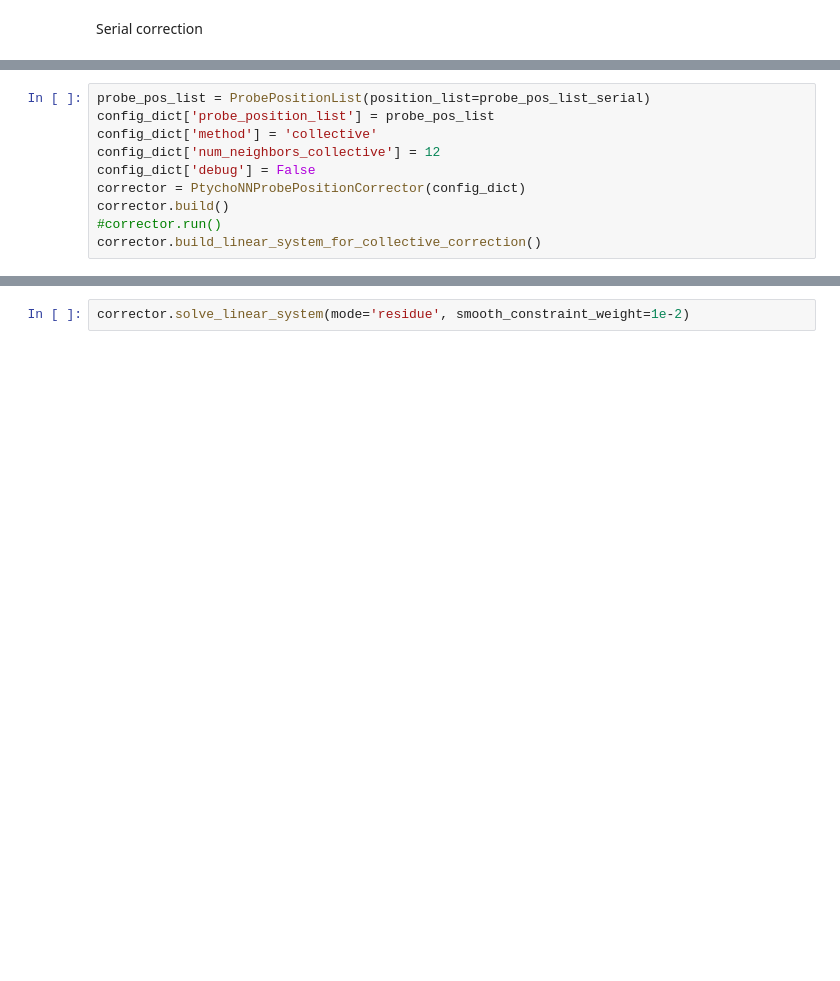
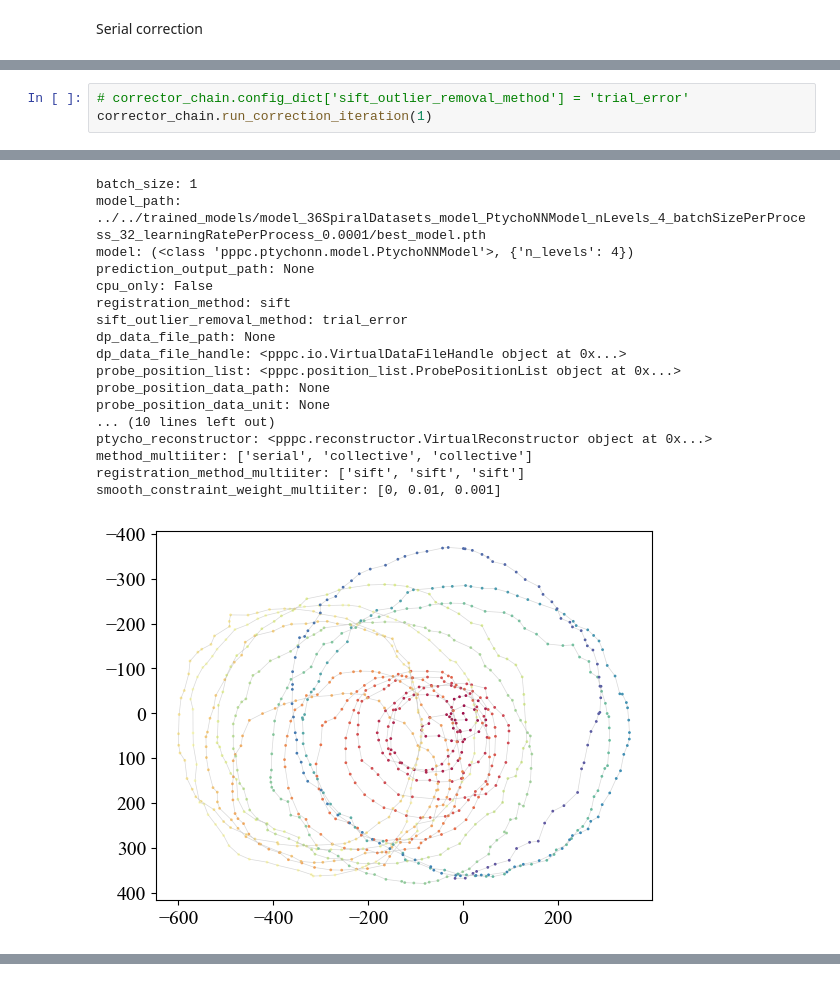
Before and after one commit to mdw771/probe_position_correction_w_ptychonn, a Jupyter notebook: workspace/large/test_correct_probe_pos.ipynb, the cells around one changed output, grey strips where cells are left out. Drawn from its saved outputs; the diff is of its cells as text; blank space fills up the shorter version.

```diff
--- a/workspace/large/test_correct_probe_pos.ipynb
+++ b/workspace/large/test_correct_probe_pos.ipynb
@@ -83,11 +123,4 @@ plt.show()
 # %%
-probe_pos_list = ProbePositionList(position_list=probe_pos_list_serial)
-config_dict['probe_position_list'] = probe_pos_list
-config_dict['method'] = 'collective'
-config_dict['num_neighbors_collective'] = 12
-config_dict['debug'] = False
-corrector = PtychoNNProbePositionCorrector(config_dict)
-corrector.build()
-#corrector.run()
-corrector.build_linear_system_for_collective_correction()
+# corrector_chain.config_dict['sift_outlier_removal_method'] = 'trial_error'
+corrector_chain.run_correction_iteration(1)
 # %% [output]
@@ -110,0 +130,18 @@ corrector.build_linear_system_for_collective_correction()
+batch_size: 1
+model_path: ../../trained_models/model_36SpiralDatasets_model_PtychoNNModel_nLevels_4_batchSizePerProcess_32_learningRatePerProcess_0.0001/best_model.pth
+model: (<class 'pppc.ptychonn.model.PtychoNNModel'>, {'n_levels': 4})
+prediction_output_path: None
+cpu_only: False
+registration_method: sift
+sift_outlier_removal_method: trial_error
+dp_data_file_path: None
+dp_data_file_handle: <pppc.io.VirtualDataFileHandle object at 0x...>
+probe_position_list: <pppc.position_list.ProbePositionList object at 0x...>
+probe_position_data_path: None
+probe_position_data_unit: None
+... (10 lines left out)
+ptycho_reconstructor: <pppc.reconstructor.VirtualReconstructor object at 0x...>
+method_multiiter: ['serial', 'collective', 'collective']
+registration_method_multiiter: ['sift', 'sift', 'sift']
+smooth_constraint_weight_multiiter: [0, 0.01, 0.001]
+[figure, added]
@@ -111,3 +165 @@ corrector.build_linear_system_for_collective_correction()
-# %%
-corrector.solve_linear_system(mode='residue', smooth_constraint_weight=1e-2)
 # %%
```
Also changed, not shown: parts of 15 cells of this notebook, 2 other files.
